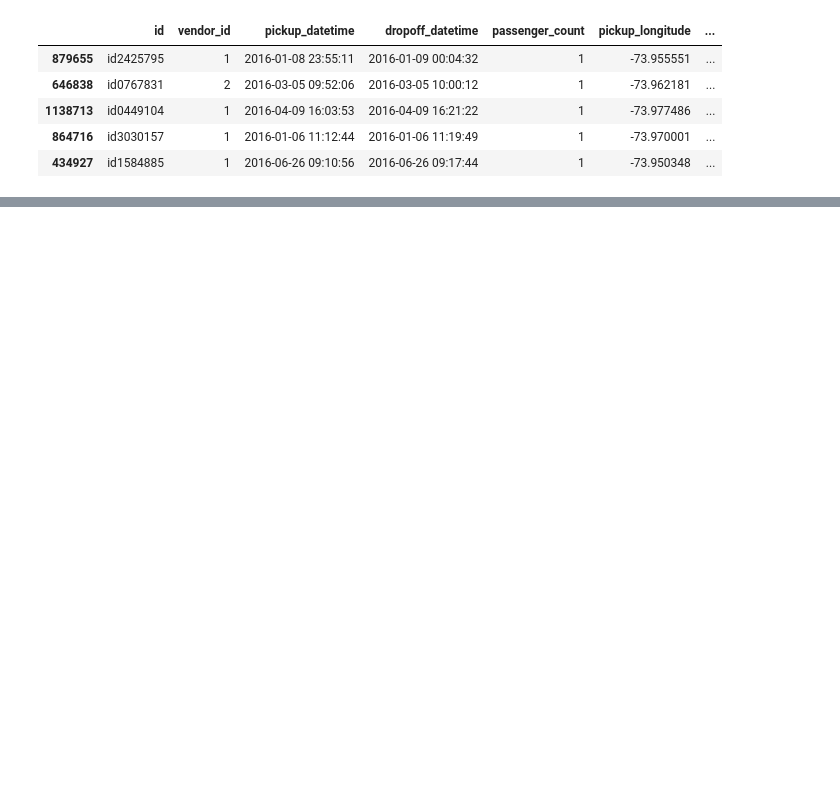
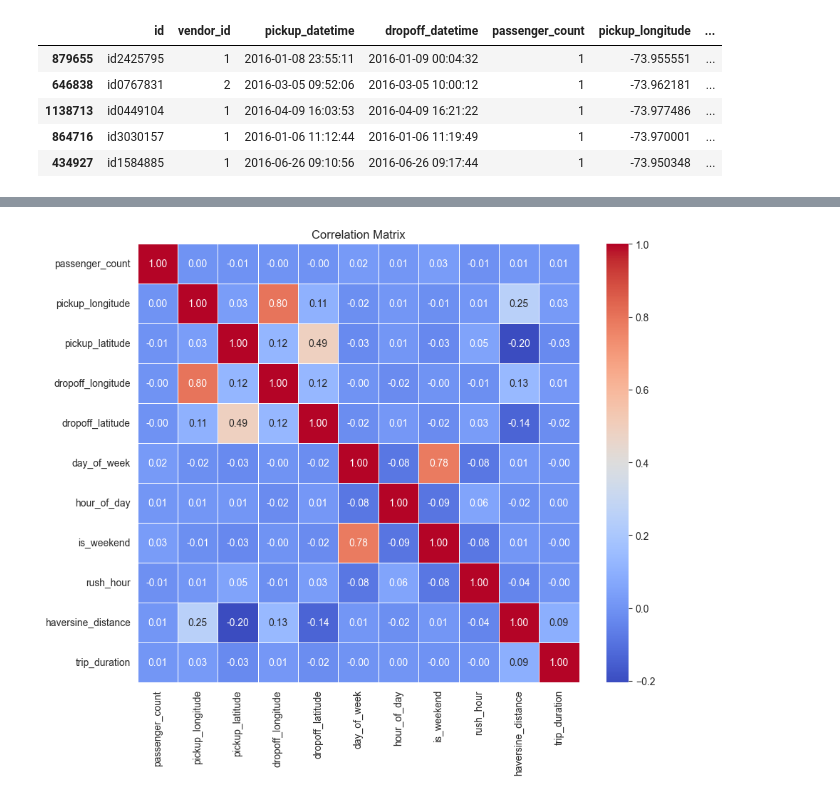
Before and after one commit to ashwin-athappan/CSE6363, a Jupyter notebook: assignments/ml_assignment_2_sol/benchmark.ipynb, the cells around one changed output, grey strips where cells are left out. Cells and saved outputs as stored; diff of their text form; code cells hidden in the pictures; blank space fills up the shorter version.

```diff
--- a/assignments/ml_assignment_2_sol/benchmark.ipynb
+++ b/assignments/ml_assignment_2_sol/benchmark.ipynb
@@ -107,0 +237,64 @@ for column in features:
+# %%
+# Experimenting with additional derived features
+X_train_additional = pd.DataFrame(X_train)
+X_train_additional['pickup_datetime'] = pd.to_datetime(X_train_additional['pickup_datetime'])
+X_train_additional['day_of_week'] = X_train_additional['pickup_datetime'].dt.dayofweek  # Monday = 0, Sunday = 6
+X_train_additional['hour_of_day'] = X_train_additional['pickup_datetime'].dt.hour  # Extract hour
+X_train_additional['is_weekend'] = X_train_additional['day_of_week'].apply(
+    lambda x: 1 if x >= 5 else 0)  # Weekend indicator
+X_train_additional['rush_hour'] = X_train_additional['hour_of_day'].apply(
+    lambda x: 1 if (7 <= x <= 9) or (16 <= x <= 19) else 0)
+
+def haversine(lat1, lon1, lat2, lon2):
+    R = 6371  # Radius of Earth in km
+    lat1, lon1, lat2, lon2 = map(radians, [lat1, lon1, lat2, lon2])
+
+    dlat = lat2 - lat1
+    dlon = lon2 - lon1
+
+    a = sin(dlat / 2) ** 2 + cos(lat1) * cos(lat2) * sin(dlon / 2) ** 2
+    c = 2 * atan2(sqrt(a), sqrt(1 - a))
+
+    return R * c  # Distance in km
+
+
+# Apply function
+X_train_additional['haversine_distance'] = X_train_additional.apply(lambda row: haversine(row['pickup_latitude'],
+                                                                                          row['pickup_longitude'],
+                                                                                          row['dropoff_latitude'],
+                                                                                          row['dropoff_longitude']),
+                                                                    axis=1)
+
+columns_to_drop = ['id', 'vendor_id', 'store_and_fwd_flag', 'pickup_epoch_time', 'pickup_datetime', 'dropoff_datetime']
+X_train_additional = X_train_additional.drop(columns=columns_to_drop, errors='ignore')
+
+X_test_additional = pd.DataFrame(X_test)
+X_test_additional['pickup_datetime'] = pd.to_datetime(X_test_additional['pickup_datetime'])
+X_test_additional['day_of_week'] = X_test_additional['pickup_datetime'].dt.dayofweek  # Monday = 0, Sunday = 6
+X_test_additional['hour_of_day'] = X_test_additional['pickup_datetime'].dt.hour  # Extract hour
+X_test_additional['is_weekend'] = X_test_additional['day_of_week'].apply(
+    lambda x: 1 if x >= 5 else 0)  # Weekend indicator
+X_test_additional['rush_hour'] = X_test_additional['hour_of_day'].apply(
+    lambda x: 1 if (7 <= x <= 9) or (16 <= x <= 19) else 0)
+
+X_test_additional['haversine_distance'] = X_test_additional.apply(lambda row: haversine(row['pickup_latitude'],
+                                                                                        row['pickup_longitude'],
+                                                                                        row['dropoff_latitude'],
+                                                                                        row['dropoff_longitude']),
+                                                                  axis=1)
+
+columns_to_drop = ['id', 'vendor_id', 'store_and_fwd_flag', 'pickup_epoch_time', 'pickup_datetime', 'dropoff_datetime']
+
+X_test_additional = X_test_additional.drop(columns=columns_to_drop, errors='ignore')
+
+X_train_additional = pd.concat([X_train_additional, y_train_df], axis=1)
+# Compute the correlation matrix
+corr_matrix = X_train_additional.corr()
+
+# Plot the heatmap
+plt.figure(figsize=(10, 8))
+sns.heatmap(corr_matrix, annot=True, cmap="coolwarm", fmt=".2f", linewidths=0.5)
+plt.title("Correlation Matrix")
+plt.show()
+# %% [output]
+[figure, added]
```
Also changed, not shown: parts of 23 cells of this notebook, 11 other files.
